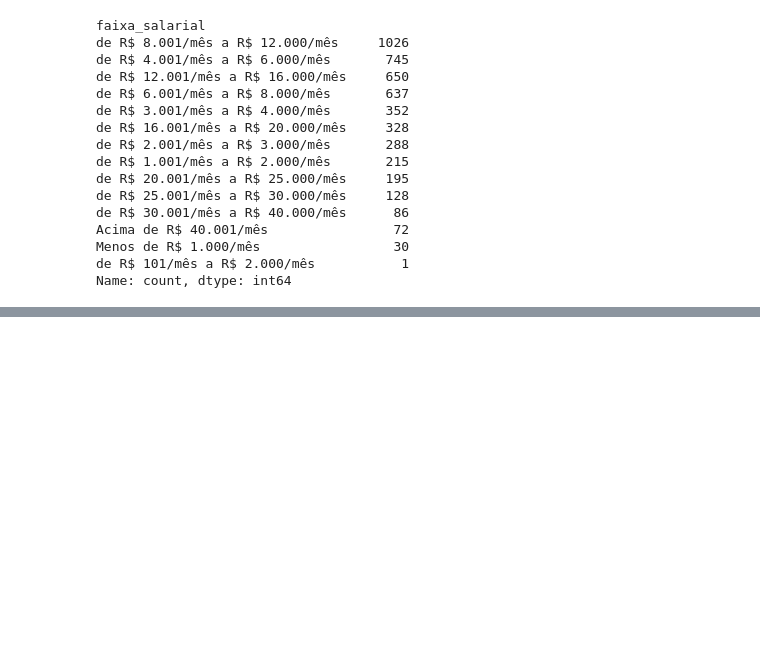
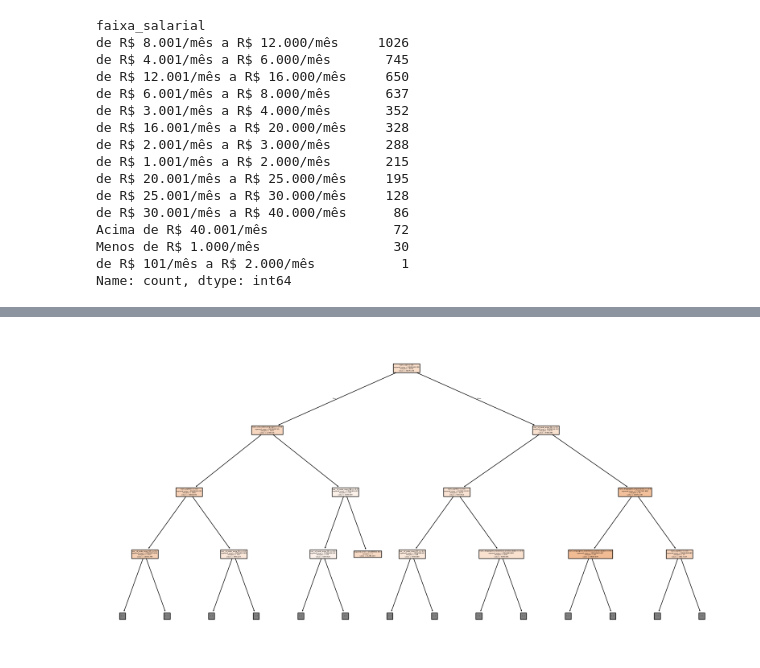
Before and after one commit to ICEI-PUC-Minas-PPL-CDIA/ppl-cd-pcd-sist-int-2025-1-grupo-5-Salarios-de-Profissionais, a Jupyter notebook: src/hip_ferramentas_salario/2_hip_ferramentas_salario.ipynb, the cells around one changed output, grey strips where cells are left out. Drawn from its saved outputs; the diff is of its cells as text; code cells hidden in the pictures; blank space fills up the shorter version.

Commit message:
[Sprint 4] Arvore de Decisão: Implementação com auxilio de LLM e obtenção de resultados - Refs #19

```diff
--- a/src/hip_ferramentas_salario/2_hip_ferramentas_salario.ipynb
+++ b/src/hip_ferramentas_salario/2_hip_ferramentas_salario.ipynb
@@ -313,0 +372,3 @@ Name: salario_medio, Length: 5293, dtype: float64>
+# %%
+# Baixa adesão, logo será necessário um drop.
+df_novo.drop('linguagem_principal', axis=1, inplace=True)
@@ -313,0 +405,26 @@ Name: salario_medio, Length: 5293, dtype: float64>
+# %%
+# Identificar colunas categóricas e numéricas
+categorical_cols = ['uf_onde_mora']
+numerical_cols = ['sql', 'python', 'nao_utiliza_linguagem',
+                  'linguagens_estatisticas_analise_dados',
+                  'linguagens_web', 'linguagens_empresariais',
+                  'linguagens_sistemas']
+
+# Criar preprocessador
+preprocessor = ColumnTransformer(
+    transformers=[
+        ('cat', OneHotEncoder(handle_unknown='ignore'), categorical_cols),
+        ('num', 'passthrough', numerical_cols)
+    ])
+# %%
+# Para regressão (prever salário exato)
+pipeline = Pipeline([
+    ('preprocessor', preprocessor),
+    ('regressor', DecisionTreeRegressor(max_depth=5))  # Limitar profundidade para evitar overfitting
+])
+
+# Dividir em treino e teste
+X_train, X_test, y_train, y_test = train_test_split(X, y, test_size=0.2, random_state=42)
+
+# Treinar o modelo
+pipeline.fit(X_train, y_train)
@@ -313,0 +444,17 @@ Name: salario_medio, Length: 5293, dtype: float64>
+# %%
+# Treinar o modelo primeiro
+pipeline.fit(X_train, y_train)
+
+# Extrair os nomes das features transformadas do pipeline
+feature_names_transformed = pipeline.named_steps['preprocessor'].get_feature_names_out()
+
+# Visialização da Arvore
+tree_model = pipeline.named_steps['regressor']
+plt.figure(figsize=(20, 10))
+tree.plot_tree(tree_model,
+               feature_names=feature_names_transformed,
+               filled=True,
+               max_depth=3)
+plt.show()
+# %% [output]
+[figure, added]
```
Also changed, not shown: parts of 13 cells of this notebook.
